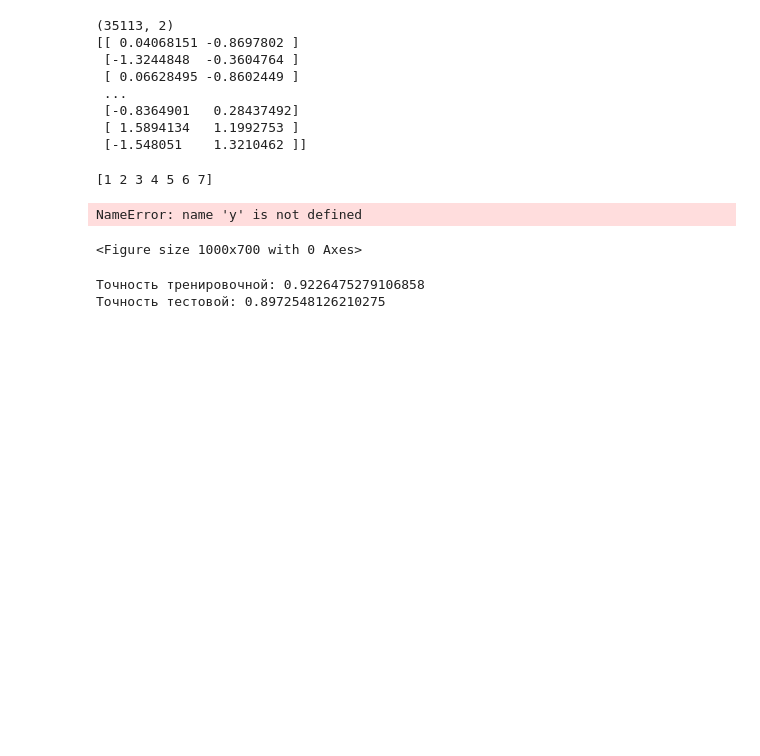
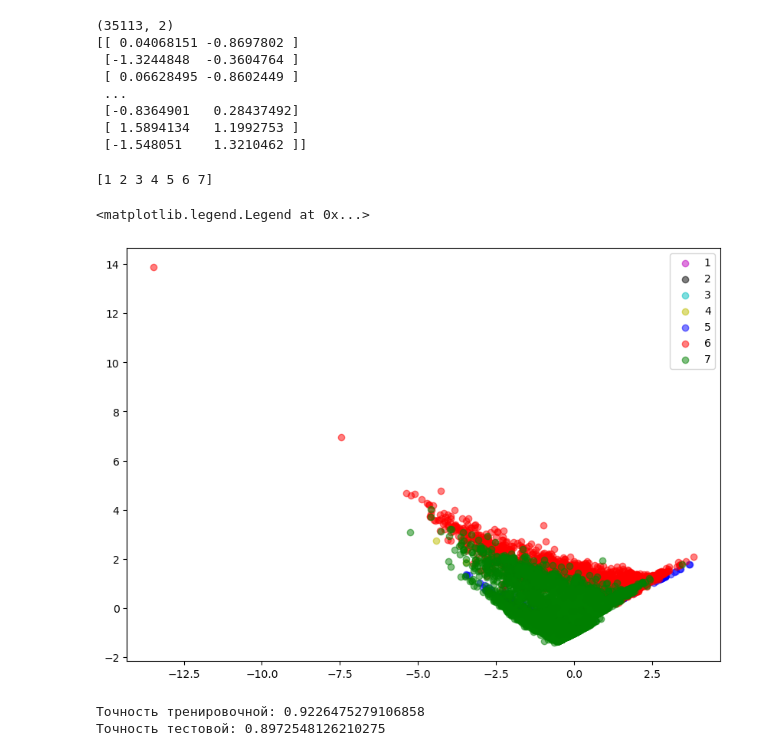
Before and after one commit to SlavikLenkin/MachineLearning, a Jupyter notebook: MachineLearning.ipynb, the cells around one changed output. Cells and saved outputs as stored; diff of their text form; code cells hidden in the pictures; blank space fills up the shorter version.

```diff
--- a/MachineLearning.ipynb
+++ b/MachineLearning.ipynb
@@ -941,12 +941,12 @@ print(y_names)
 # %%
 plt.figure(figsize = (10, 7))
 colors = ['m', 'k', 'c', 'y', 'b', 'r', 'g']
 for k in range(7):
-    plt.scatter(pca[y == k, 0], pca[y == k, 1], color = colors[k], alpha = 0.5, label = y_names[k])
+    plt.scatter(pca[y1 == k, 0], pca[y1 == k, 1], color = colors[k], alpha = 0.5, label = y_names[k])
 plt.legend()
 # %% [output]
-NameError: name 'y' is not defined
+<matplotlib.legend.Legend at 0x...>
-<Figure size 1000x700 with 0 Axes>
+[figure, added]
 # %%
 from sklearn.neighbors import KNeighborsClassifier
 
```
